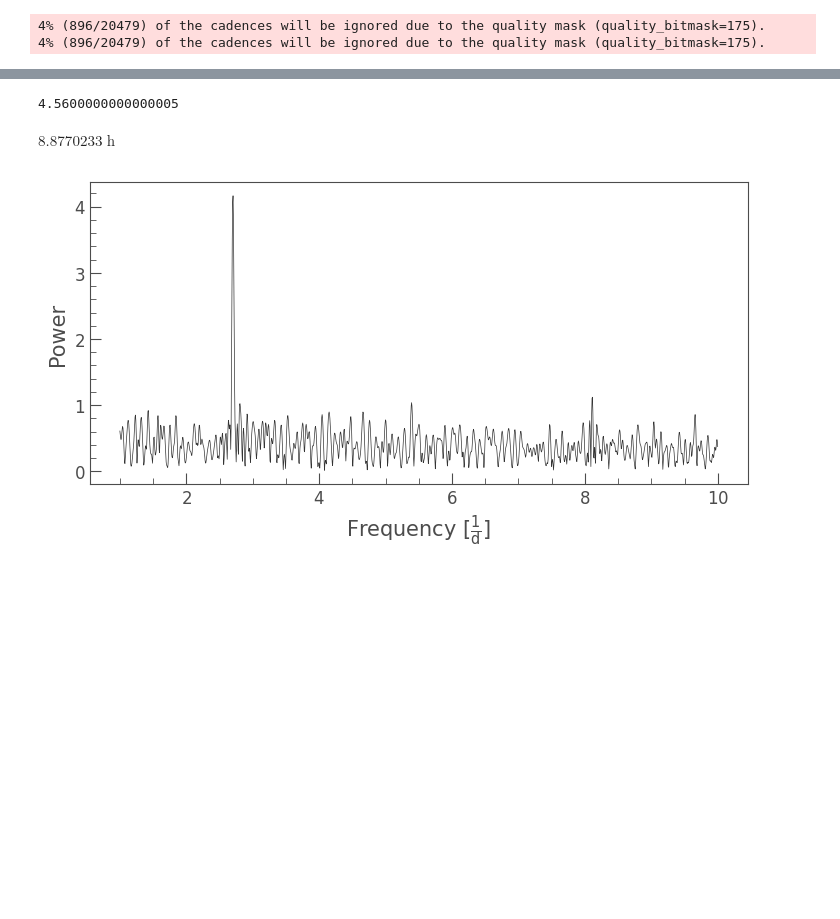
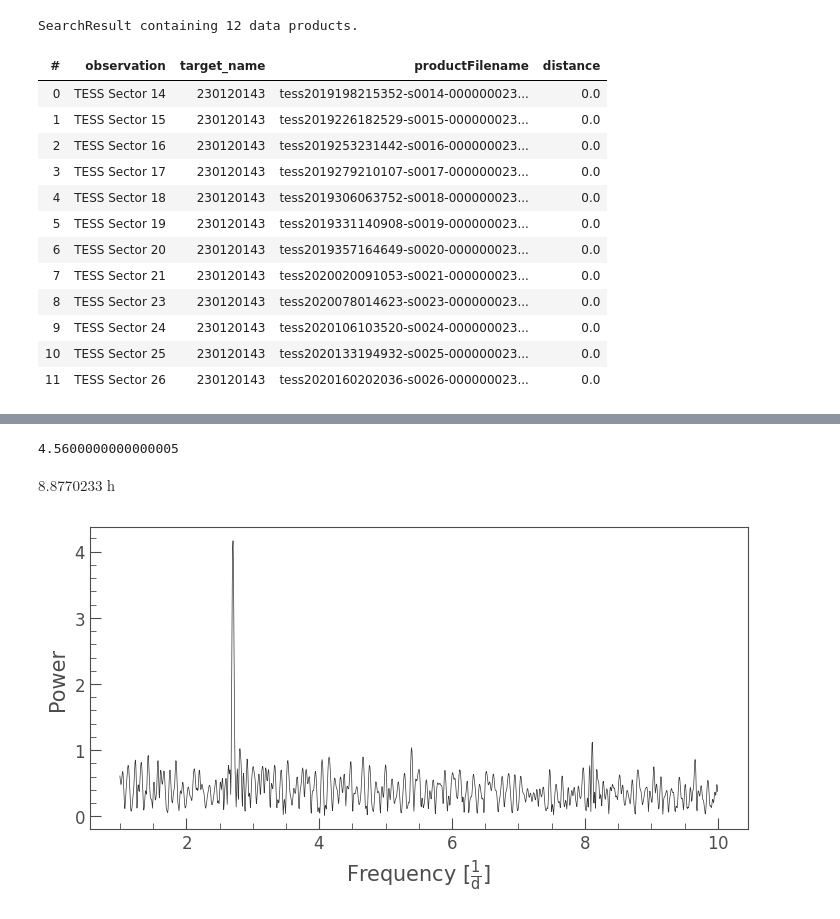
Before and after one commit to ekaterinailin/MalachiteMountains, a Jupyter notebook: analysis/notebooks/zz_Look_into_interesting_LCs_with_lightkurve_and_altaipony.ipynb, the cells around one changed output, grey strips where cells are left out. Saved outputs shown, nothing was run; the diff lists cells and outputs as text; code cells hidden in the pictures; blank space fills up the shorter version.

Commit message:
Fixed table and looked into Cycle peculiar flares.

```diff
--- a/analysis/notebooks/zz_Look_into_interesting_LCs_with_lightkurve_and_altaipony.ipynb
+++ b/analysis/notebooks/zz_Look_into_interesting_LCs_with_lightkurve_and_altaipony.ipynb
@@ -28,12 +28,24 @@ df2 = df[df.REAL==2]
 # %%
 df2.to_csv("/home/ekaterina/Documents/001_science/TESS_UCD_flares/flare_tables/20201002_peculiar_flares.csv")
 # %%
-row = df2.iloc[35]
+row = df2.iloc[9]
 
-
-lcls = search_lightcurvefile(f"TIC {int(row.TIC)}", sector=int(row.CAMPAIGN), cadence="short")
-
-lclc = lcls.download()
+#lcls = search_lightcurvefile(f"TIC {int(row.TIC)}", sector=int(row.CAMPAIGN), cadence="short")
+lcls = search_lightcurvefile(f"TIC 230120143", cadence="short")
-# %% [output]
-4% (896/20479) of the cadences will be ignored due to the quality mask (quality_bitmask=175).
-4% (896/20479) of the cadences will be ignored due to the quality mask (quality_bitmask=175).
+# %%
+lcls
+# %% [output]
+SearchResult containing 12 data products.
+| # | observation | target_name | productFilename | distance |
+| 0 | TESS Sector 14 | 230120143 | tess2019198215352-s0014-000000023... | 0.0 |
+| 1 | TESS Sector 15 | 230120143 | tess2019226182529-s0015-000000023... | 0.0 |
+| 2 | TESS Sector 16 | 230120143 | tess2019253231442-s0016-000000023... | 0.0 |
+| 3 | TESS Sector 17 | 230120143 | tess2019279210107-s0017-000000023... | 0.0 |
+| 4 | TESS Sector 18 | 230120143 | tess2019306063752-s0018-000000023... | 0.0 |
+| 5 | TESS Sector 19 | 230120143 | tess2019331140908-s0019-000000023... | 0.0 |
+| 6 | TESS Sector 20 | 230120143 | tess2019357164649-s0020-000000023... | 0.0 |
+| 7 | TESS Sector 21 | 230120143 | tess2020020091053-s0021-000000023... | 0.0 |
+| 8 | TESS Sector 23 | 230120143 | tess2020078014623-s0023-000000023... | 0.0 |
+| 9 | TESS Sector 24 | 230120143 | tess2020106103520-s0024-000000023... | 0.0 |
+| 10 | TESS Sector 25 | 230120143 | tess2020133194932-s0025-000000023... | 0.0 |
+| 11 | TESS Sector 26 | 230120143 | tess2020160202036-s0026-000000023... | 0.0 |
```
Also changed, not shown: parts of 5 cells of this notebook, 1 other file.
